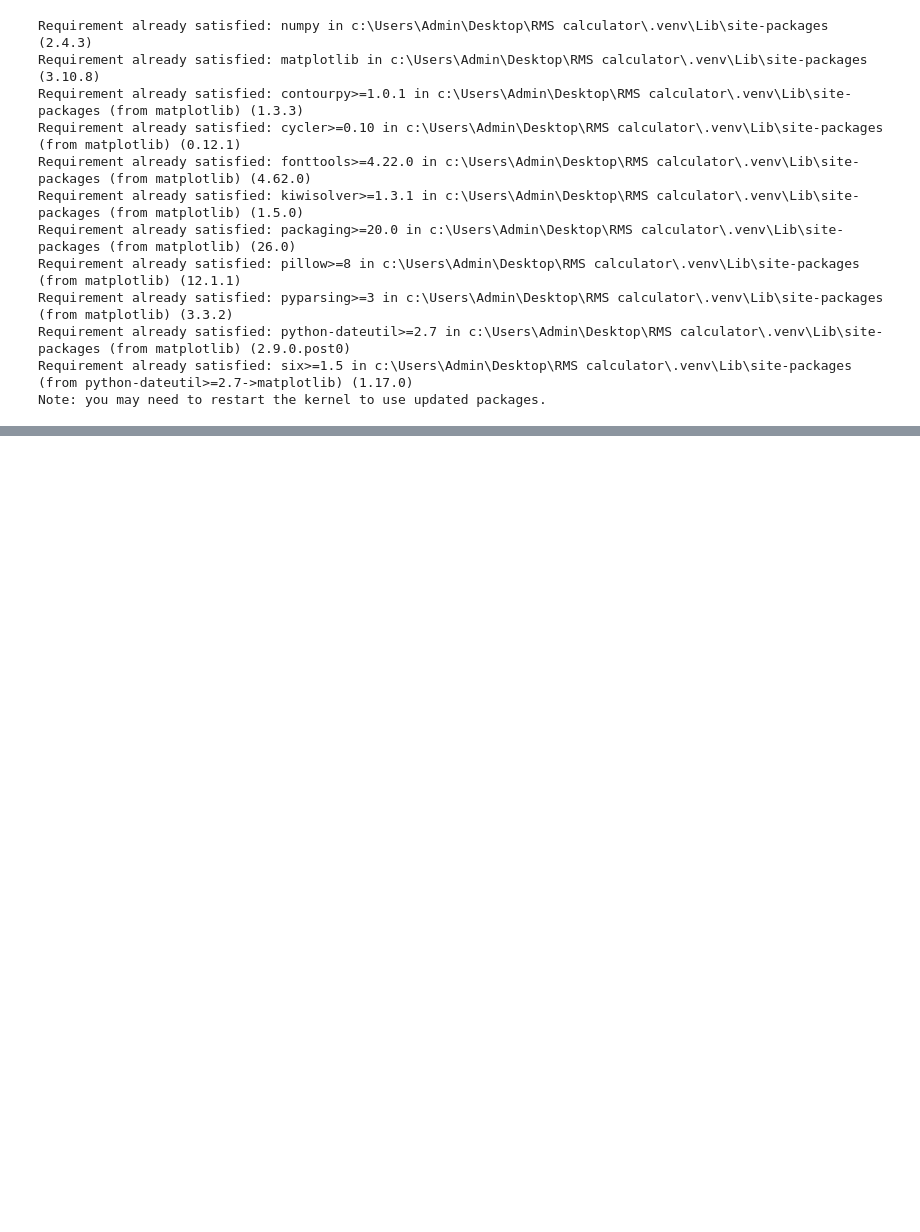
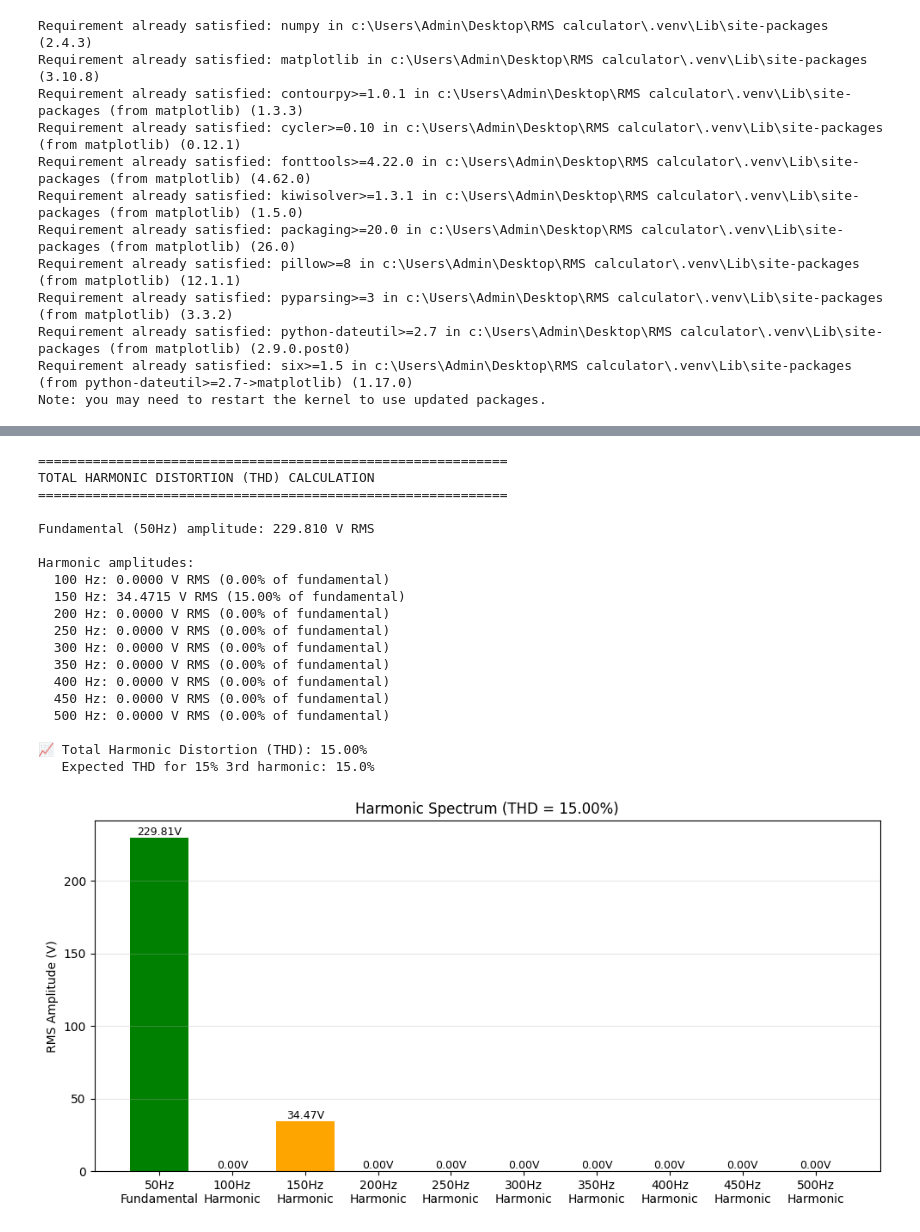
Before and after one commit to Iamhan-e/RMS-Calculator, a Jupyter notebook: notebook/rms_demo.ipynb, the cells around one changed output, grey strips where cells are left out. Drawn from its saved outputs; the diff is of its cells as text; code cells hidden in the pictures; blank space fills up the shorter version.

```diff
--- a/notebook/rms_demo.ipynb
+++ b/notebook/rms_demo.ipynb
@@ -128,0 +155,57 @@ plt.show()
+# %%
+print("=" * 60)
+print("TOTAL HARMONIC DISTORTION (THD) CALCULATION")
+print("=" * 60)
+
+thd_results = compute_thd(x_harmonic, fs, f_signal)
+
+print(f"\nFundamental (50Hz) amplitude: {thd_results['fundamental_amplitude']:.3f} V RMS")
+print(f"\nHarmonic amplitudes:")
+for freq, amp in zip(thd_results['frequencies'], thd_results['harmonic_amplitudes']):
+    percent = (amp / thd_results['fundamental_amplitude']) * 100
+    print(f"  {freq:.0f} Hz: {amp:.4f} V RMS ({percent:.2f}% of fundamental)")
+
+print(f"\n📈 Total Harmonic Distortion (THD): {thd_results['thd_percent']:.2f}%")
+print(f"   Expected THD for 15% 3rd harmonic: 15.0%")
+
+# Plot harmonic spectrum
+fig, ax = plt.subplots(figsize=(10, 5))
+freqs_all = [f_signal] + thd_results['frequencies']
+amps_all = [thd_results['fundamental_amplitude']] + thd_results['harmonic_amplitudes']
+labels = ['50Hz\nFundamental'] + [f'{freq:.0f}Hz\nHarmonic' for freq in thd_results['frequencies']]
+
+bars = ax.bar(range(len(amps_all)), amps_all, color=['green'] + ['orange']*len(thd_results['frequencies']))
+ax.set_xticks(range(len(amps_all)))
+ax.set_xticklabels(labels)
+ax.set_ylabel('RMS Amplitude (V)')
+ax.set_title(f'Harmonic Spectrum (THD = {thd_results["thd_percent"]:.2f}%)')
+ax.grid(True, alpha=0.3, axis='y')
+
+# Add value labels
+for bar, amp in zip(bars, amps_all):
+    ax.text(bar.get_x() + bar.get_width()/2., amp + 0.1, f'{amp:.2f}V',
+            ha='center', va='bottom', fontsize=9)
+
+plt.tight_layout()
+plt.show()
+# %% [output]
+============================================================
+TOTAL HARMONIC DISTORTION (THD) CALCULATION
+============================================================
+
+Fundamental (50Hz) amplitude: 229.810 V RMS
+
+Harmonic amplitudes:
+  100 Hz: 0.0000 V RMS (0.00% of fundamental)
+  150 Hz: 34.4715 V RMS (15.00% of fundamental)
+  200 Hz: 0.0000 V RMS (0.00% of fundamental)
+  250 Hz: 0.0000 V RMS (0.00% of fundamental)
+  300 Hz: 0.0000 V RMS (0.00% of fundamental)
+  350 Hz: 0.0000 V RMS (0.00% of fundamental)
+  400 Hz: 0.0000 V RMS (0.00% of fundamental)
+  450 Hz: 0.0000 V RMS (0.00% of fundamental)
+  500 Hz: 0.0000 V RMS (0.00% of fundamental)
+
+📈 Total Harmonic Distortion (THD): 15.00%
+   Expected THD for 15% 3rd harmonic: 15.0%
+[figure, added]
```
Also changed, not shown: parts of 10 cells of this notebook.
